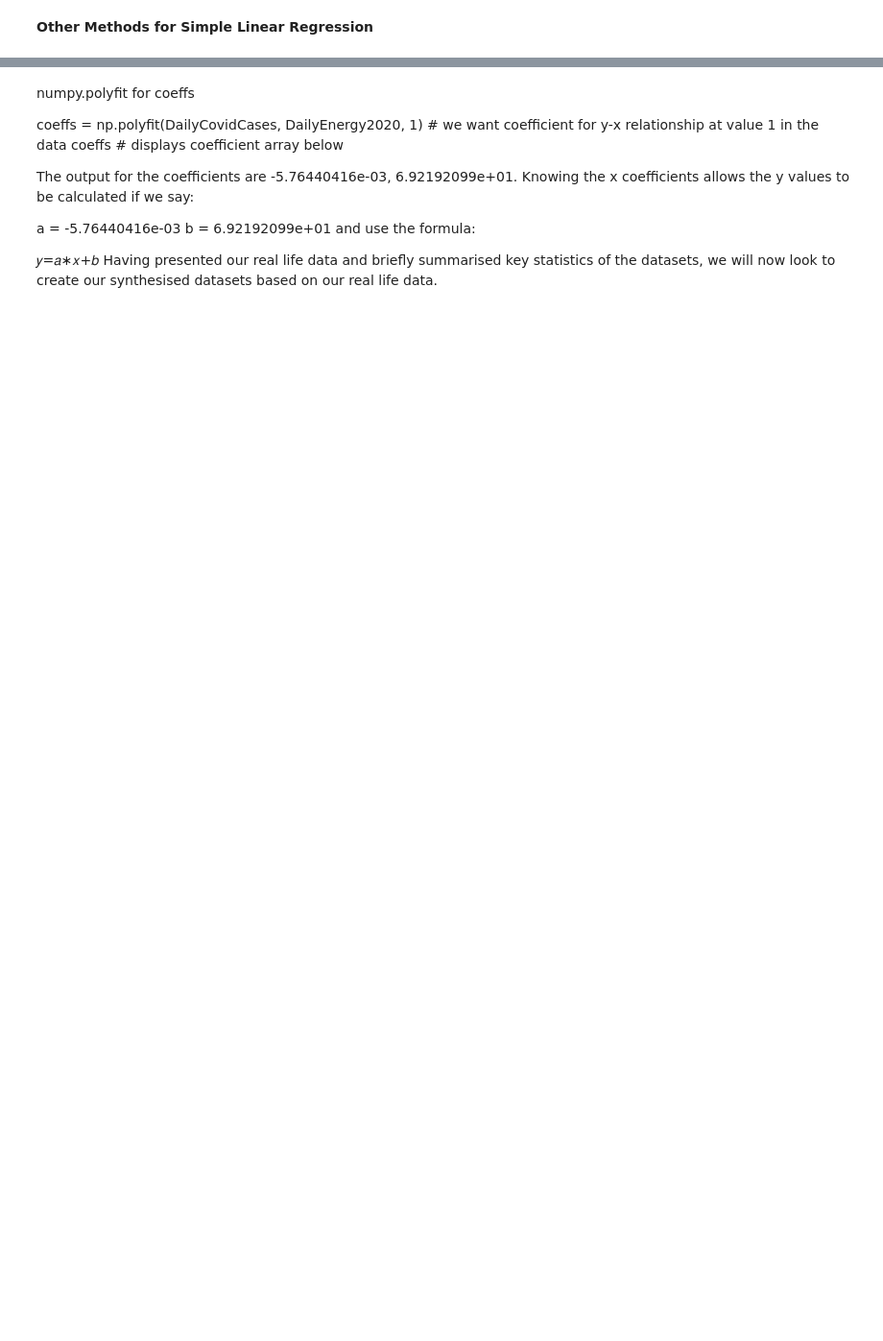
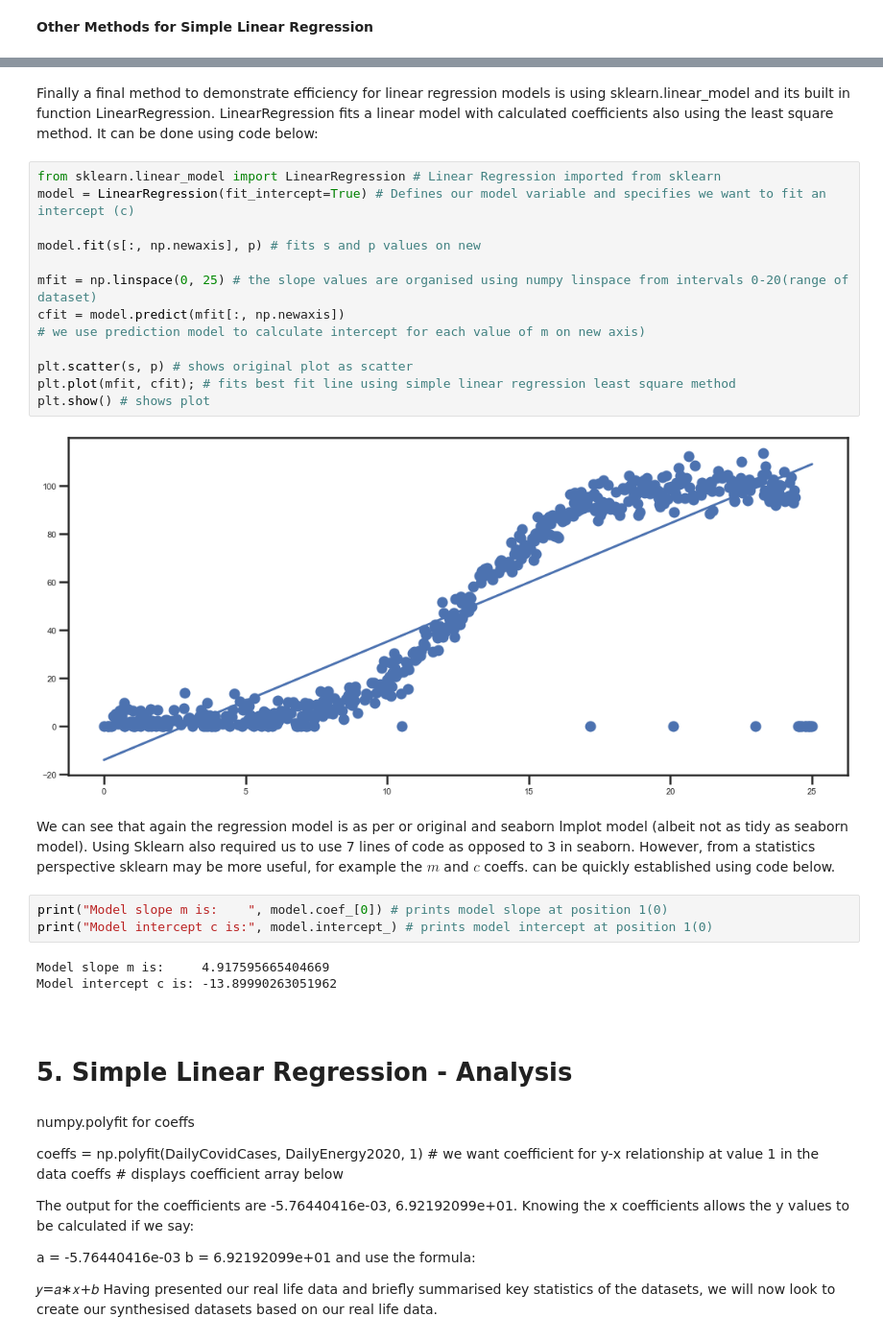
Before and after one commit to Keitho08/Fundamentals_Project2020, a Jupyter notebook: Fundamentals_Project_2020.ipynb, the cells around one changed output, grey strips where cells are left out. Shown at 96% size. Saved outputs shown, nothing was run; the diff lists cells and outputs as text; blank space fills up the shorter version.

Commit message:
Simple Linear Regression Model complete, analysis and other regression examples to be done.

```diff
--- a/Fundamentals_Project_2020.ipynb
+++ b/Fundamentals_Project_2020.ipynb
@@ -264,5 +277,34 @@ plt.show()
 # %% [output]
 [figure]
+# %% [markdown]
+Finally a final method to demonstrate efficiency for linear regression models is using sklearn.linear_model and its built in function LinearRegression. LinearRegression fits a linear model with calculated coefficients also using the least square method. It can be done using code below:
+# %%
+from sklearn.linear_model import LinearRegression # Linear Regression imported from sklearn
+model = LinearRegression(fit_intercept=True) # Defines our model variable and specifies we want to fit an intercept (c)
+
+model.fit(s[:, np.newaxis], p) # fits s and p values on new
+
+mfit = np.linspace(0, 25) # the slope values are organised using numpy linspace from intervals 0-20(range of dataset)
+cfit = model.predict(mfit[:, np.newaxis])
+# we use prediction model to calculate intercept for each value of m on new axis)
+
+plt.scatter(s, p) # shows original plot as scatter
+plt.plot(mfit, cfit); # fits best fit line using simple linear regression least square method
+plt.show() # shows plot
+# %% [output]
+[figure, added]
+# %% [markdown]
+We can see that again the regression model is as per or original and seaborn lmplot model (albeit not as tidy as seaborn model). Using Sklearn also required us to use 7 lines of code as opposed to 3 in seaborn. However, from a statistics perspective sklearn may be more useful, for example the $m$ and $c$ coeffs. can be quickly established using code below.
+# %%
+print("Model slope m is:    ", model.coef_[0]) # prints model slope at position 1(0)
+print("Model intercept c is:", model.intercept_) # prints model intercept at position 1(0)
+# %% [output]
+Model slope m is:     4.917595665404669
+Model intercept c is: -13.89990263051962
+# %% [markdown]
+<br>
+
+# 5. Simple Linear Regression - Analysis
 # %% [markdown]
 
 
```
Also changed, not shown: parts of 19 cells of this notebook.
